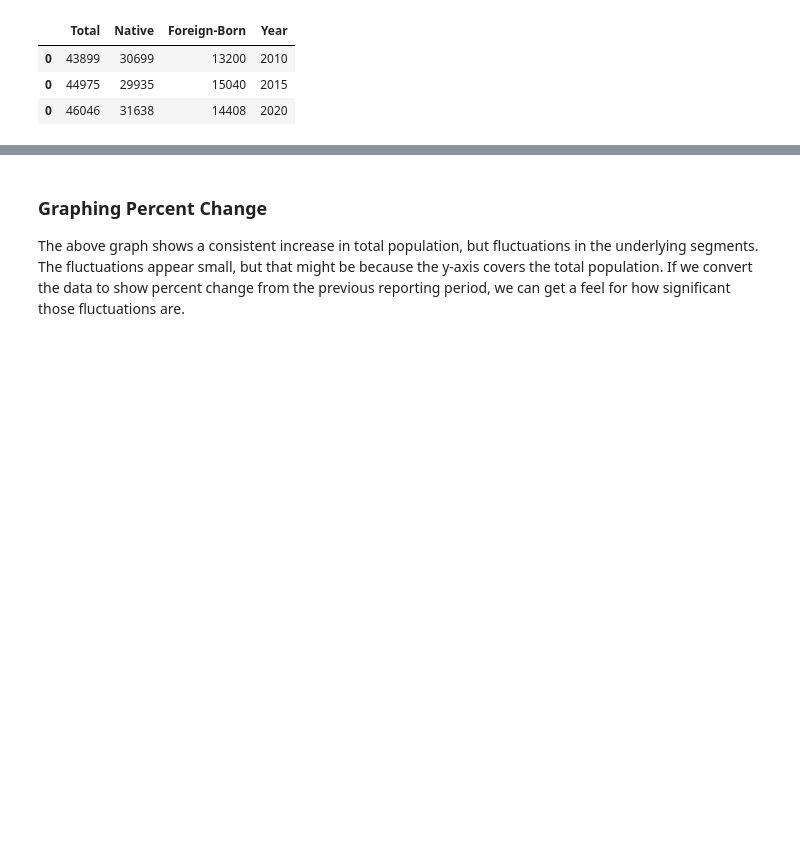
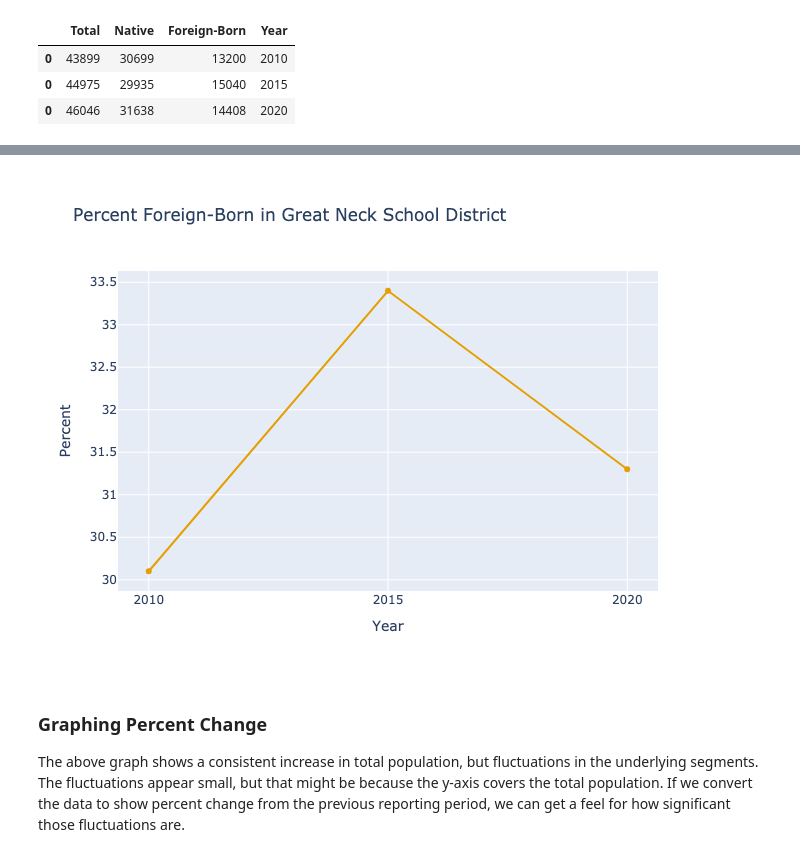
Before and after one commit to arilamstein/hometown_analysis, a Jupyter notebook: 04-time-series-template.ipynb, the cells around one changed output, grey strips where cells are left out. Cells and saved outputs as stored; diff of their text form; code cells hidden in the pictures; blank space fills up the shorter version.

```diff
--- a/04-time-series-template.ipynb
+++ b/04-time-series-template.ipynb
@@ -168,3 +131,17 @@ fig.show()
+# %%
+df_percent_foreign = df.copy()
+df_percent_foreign["Percent Foreign-Born"] = (
+    df["Foreign-Born"] / df["Total"] * 100
+).round(1)
+
+graph_ts_df(
+    df_percent_foreign,
+    ["Percent Foreign-Born"],
+    "Percent Foreign-Born in Great Neck School District",
+    "Percent",
+)
+# %% [output]
+[figure, added]
 # %% [markdown]
 ### Graphing Percent Change
 
```
Also changed, not shown: parts of 17 cells of this notebook, 1 other file.
